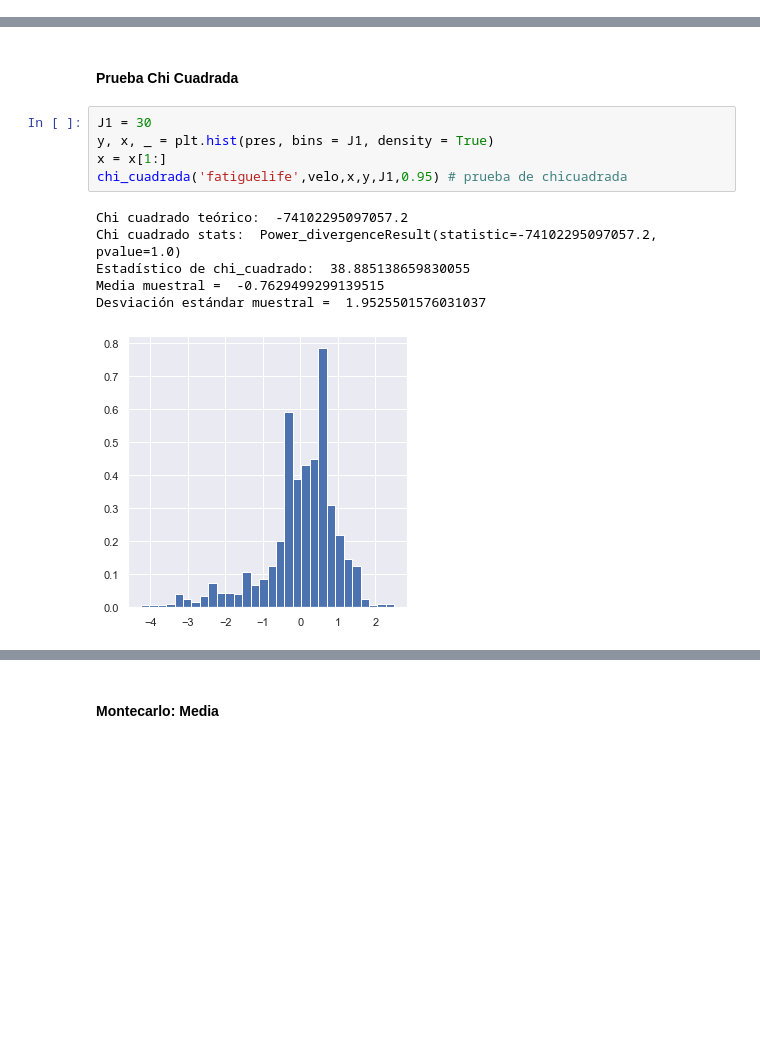
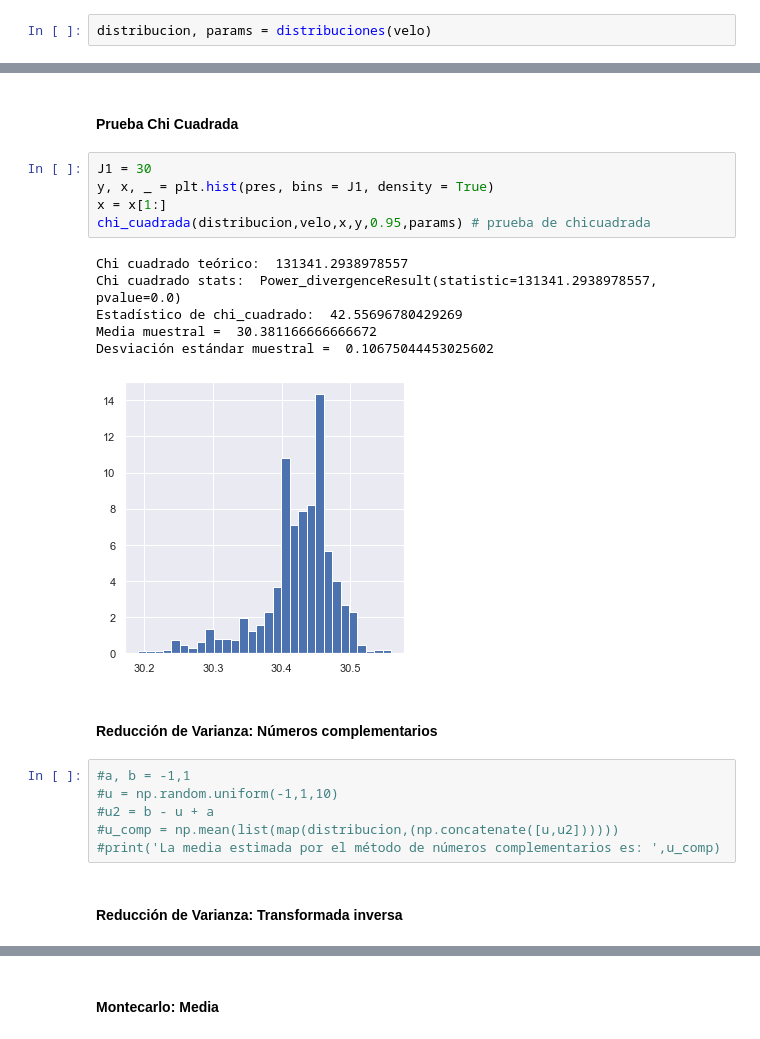
Before and after one commit to Tania-Bell/Proyecto_Modulo1, a Jupyter notebook: Proyecto_BellT_FloresA radiación solar.ipynb, the cells around one changed output, grey strips where cells are left out. Saved outputs shown, nothing was run; the diff lists cells and outputs as text; blank space fills up the shorter version.

Commit message:
intervalos de confianza y reduccion de varianza

```diff
--- a/Proyecto_BellT_FloresA radiación solar.ipynb
+++ b/Proyecto_BellT_FloresA radiación solar.ipynb
@@ -773,0 +781,2 @@ distribuciones(velo)
+# %%
+distribucion, params = distribuciones(velo)
@@ -808,12 +819,22 @@ KstestResult(statistic=0.08271439012502163, pvalue=5.522727441454002e-195)
 # %%
 J1 = 30
 y, x, _ = plt.hist(pres, bins = J1, density = True)
 x = x[1:]
-chi_cuadrada('fatiguelife',velo,x,y,J1,0.95) # prueba de chicuadrada
+chi_cuadrada(distribucion,velo,x,y,0.95,params) # prueba de chicuadrada
 # %% [output]
-Chi cuadrado teórico:  -74102295097057.2
-Chi cuadrado stats:  Power_divergenceResult(statistic=-74102295097057.2, pvalue=1.0)
-Estadístico de chi_cuadrado:  38.885138659830055
-Media muestral =  -0.7629499299139515
-Desviación estándar muestral =  1.9525501576031037
+Chi cuadrado teórico:  131341.2938978557
+Chi cuadrado stats:  Power_divergenceResult(statistic=131341.2938978557, pvalue=0.0)
+Estadístico de chi_cuadrado:  42.55696780429269
+Media muestral =  30.381166666666672
+Desviación estándar muestral =  0.10675044453025602
-[figure, old version]
+[figure, new version]
+# %% [markdown]
+#### Reducción de Varianza: Números complementarios
+# %%
+#a, b = -1,1
+#u = np.random.uniform(-1,1,10)
+#u2 = b - u + a
+#u_comp = np.mean(list(map(distribucion,(np.concatenate([u,u2])))))
+#print('La media estimada por el método de números complementarios es: ',u_comp)
+# %% [markdown]
+#### Reducción de Varianza: Transformada inversa
```
Also changed, not shown: parts of 57 cells of this notebook.
